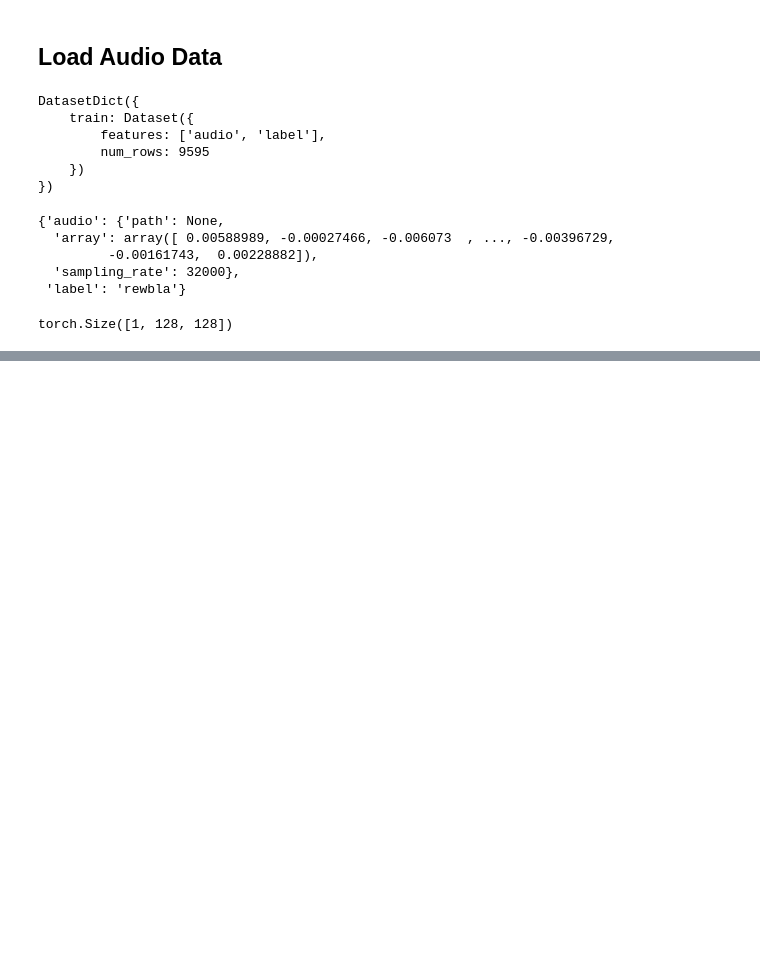
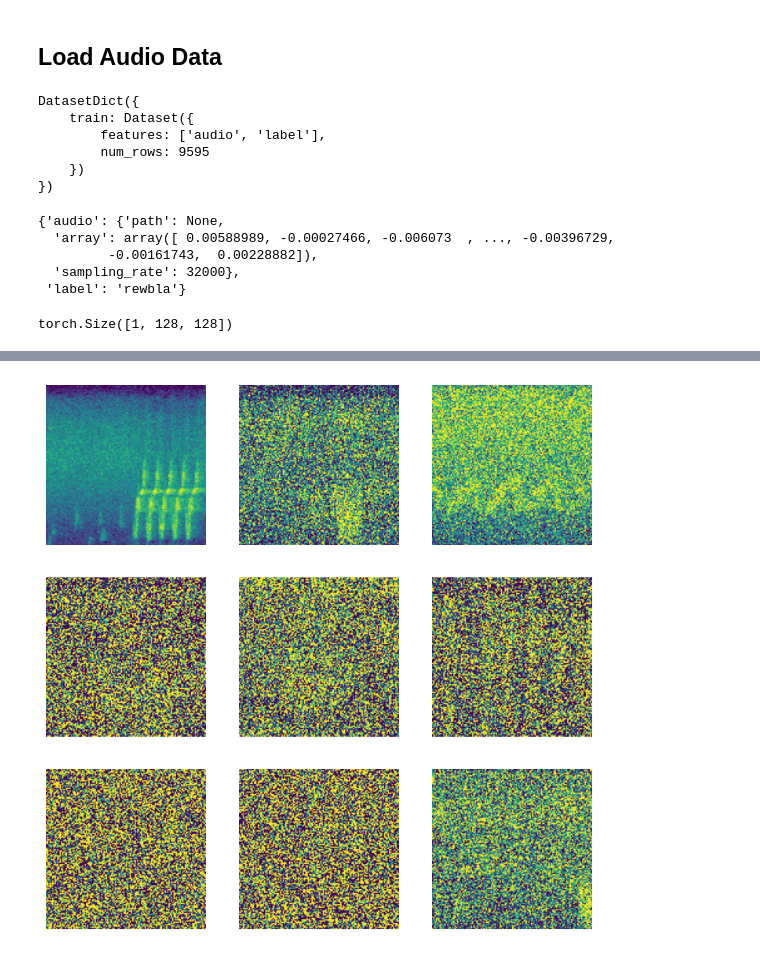
Before and after one commit to bachaudhry/foundations_to_stable_diffusion, a Jupyter notebook: simple_diffusion_audio_demo.ipynb, the cells around one changed output, grey strips where cells are left out. Drawn from its saved outputs; the diff is of its cells as text; code cells hidden in the pictures; blank space fills up the shorter version.

```diff
--- a/simple_diffusion_audio_demo.ipynb
+++ b/simple_diffusion_audio_demo.ipynb
@@ -148,0 +164,8 @@ torch.Size([1, 128, 128])
+# %%
+bs = 32
+
+def collate_ddpm(b): return noisify(default_collate(b)[0])
+
+dls = DataLoaders(
+    *get_dls(tds, vds, bs=bs, num_workers=fc.defaults.cpus, collate_fn=collate_ddpm)
+)
@@ -148,0 +177,4 @@ torch.Size([1, 128, 128])
+# %%
+show_images(batch[0][0][:9].clip(-0.5, 0.5) + 0.5)
+# %% [output]
+[figure, added]
```
Also changed, not shown: parts of 4 cells of this notebook.
